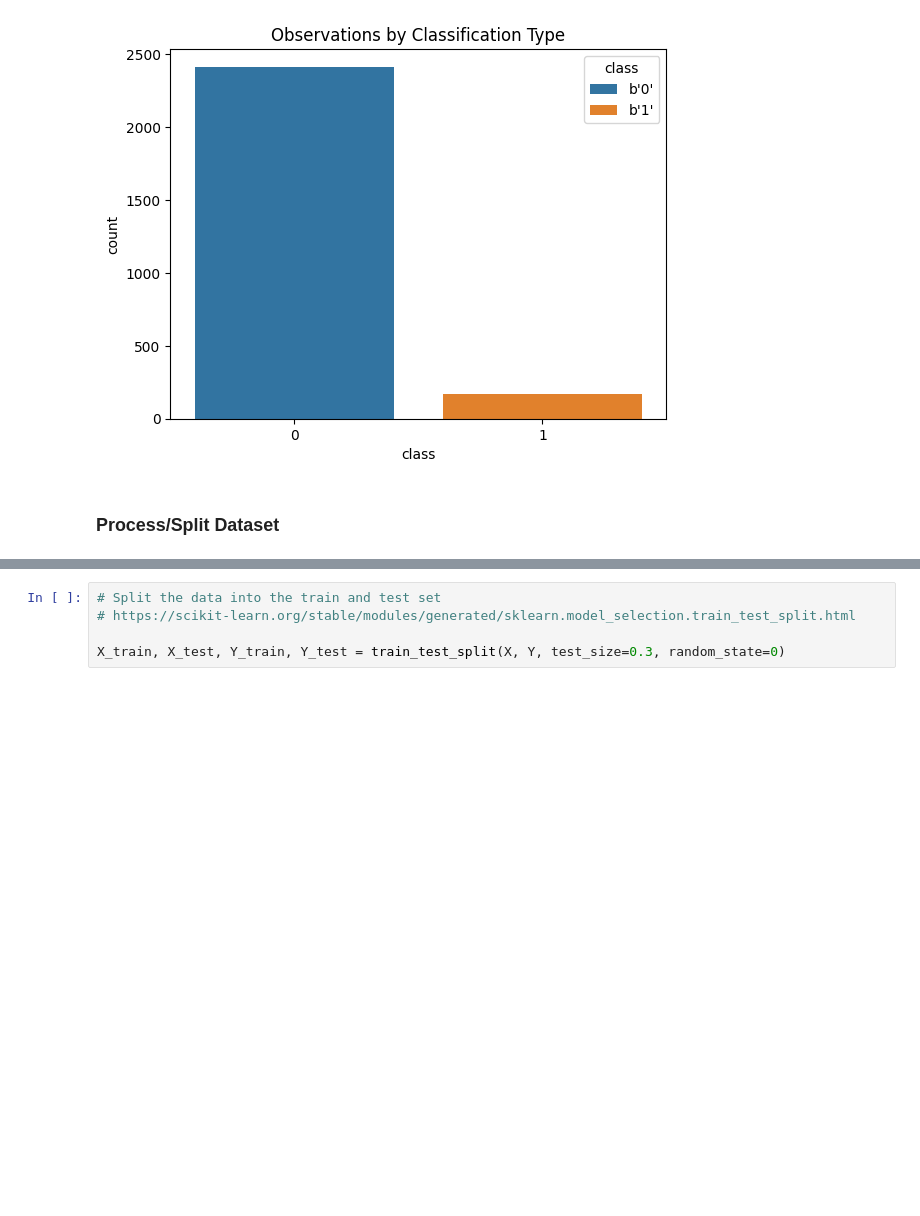
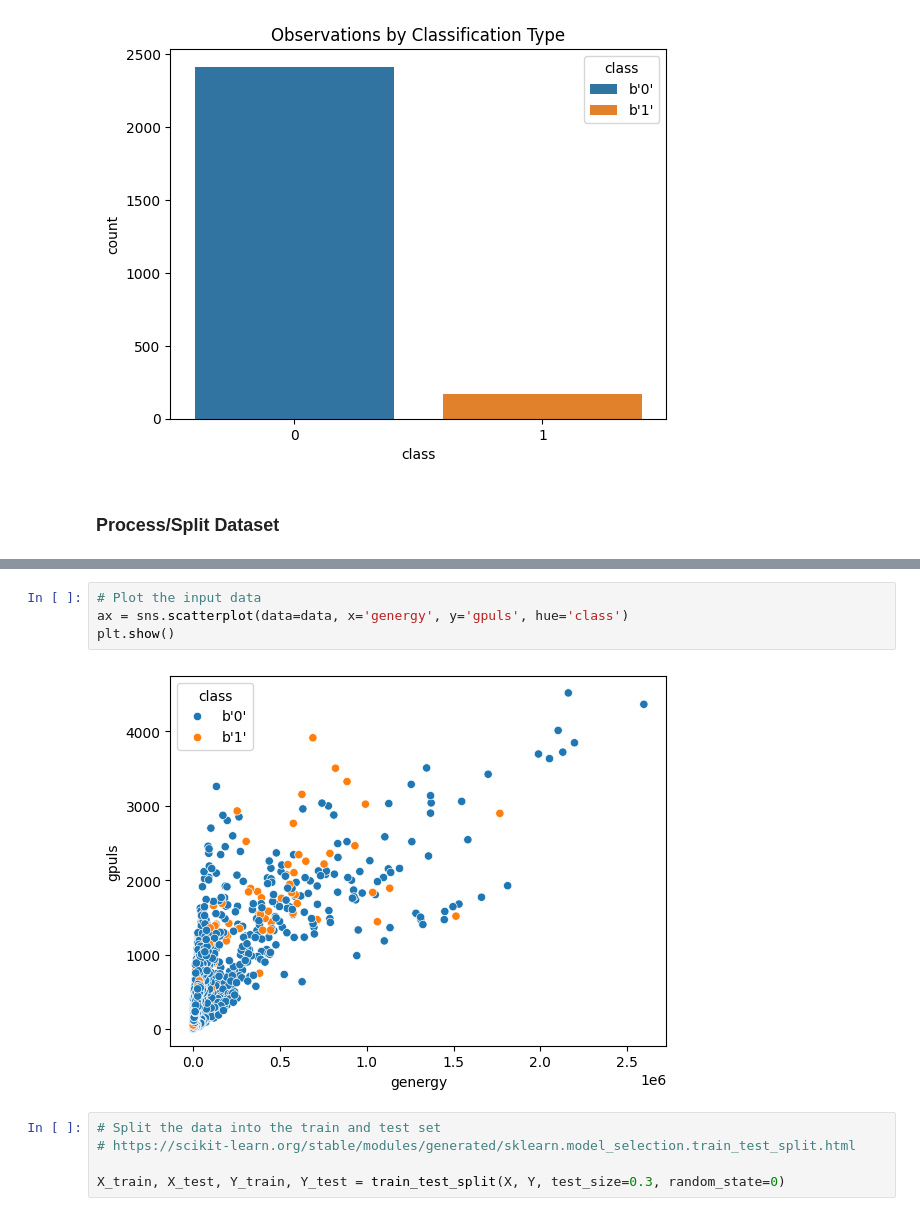
Before and after one commit to canoepus/think, a Jupyter notebook: upsampling.ipynb, the cells around one changed output, grey strips where cells are left out. Saved outputs shown, nothing was run; the diff lists cells and outputs as text; blank space fills up the shorter version.

```diff
--- a/upsampling.ipynb
+++ b/upsampling.ipynb
@@ -114,6 +115,12 @@ display(Y.head(5))
 3    0.0
 4    0.0
 Name: class, dtype: float32
+# %%
+# Plot the input data
+ax = sns.scatterplot(data=data, x='genergy', y='gpuls', hue='class')
+plt.show()
+# %% [output]
+[figure, added]
 # %%
 # Split the data into the train and test set
 # https://scikit-learn.org/stable/modules/generated/sklearn.model_selection.train_test_split.html
```
Also changed, not shown: parts of 14 cells of this notebook.
